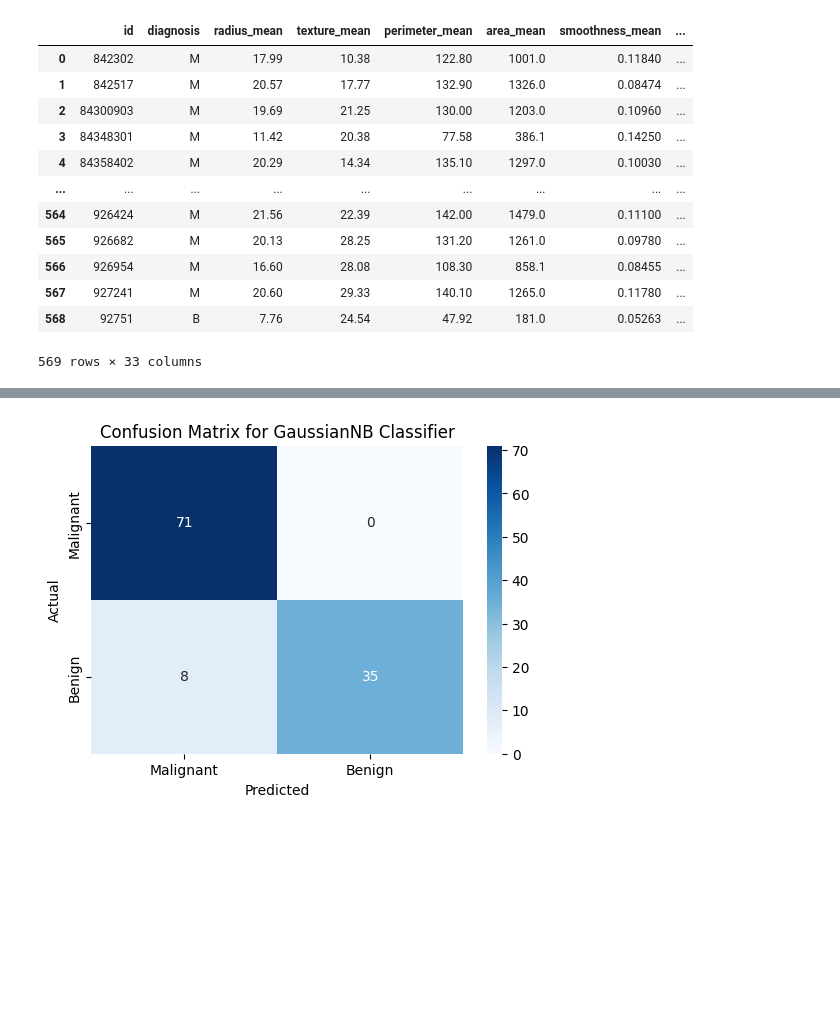
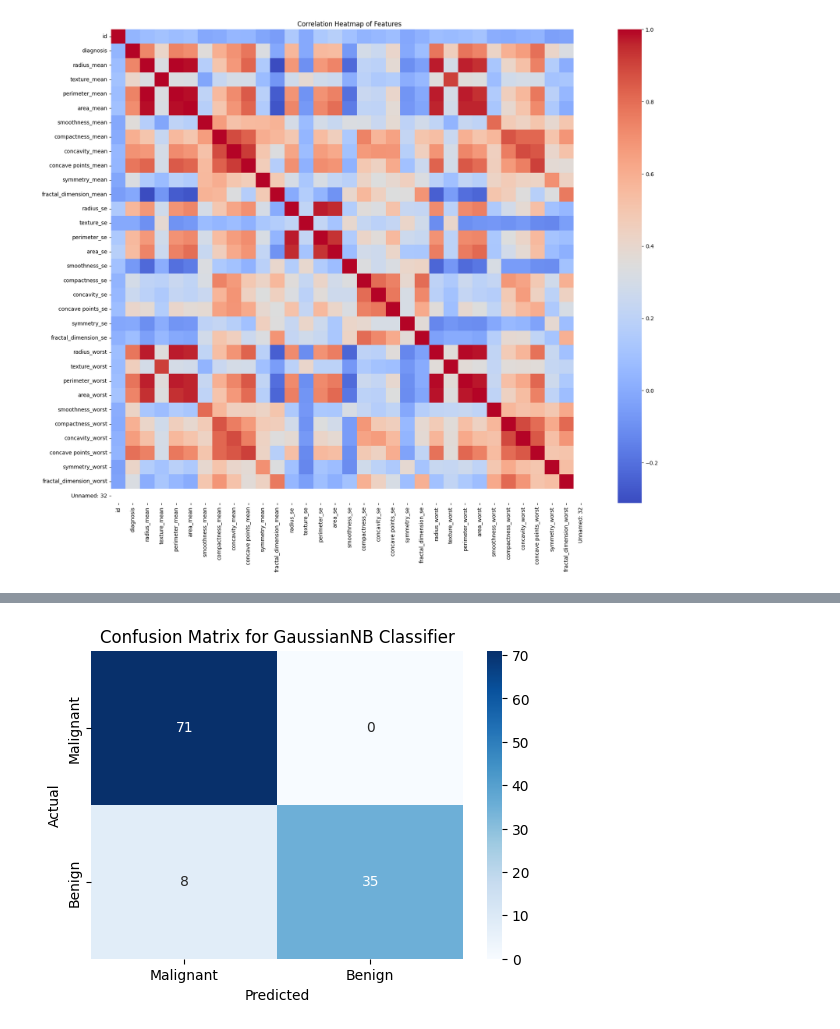
Before and after one commit to prnvpwr2612/ML-Labs, a Jupyter notebook: Self Written/Breast Cancer/Bayesian Classification.ipynb, the cells around one changed output, grey strips where cells are left out. Cells and saved outputs as stored; diff of their text form; code cells hidden in the pictures; blank space fills up the shorter version.

```diff
--- a/Self Written/Breast Cancer/Bayesian Classification.ipynb
+++ b/Self Written/Breast Cancer/Bayesian Classification.ipynb
@@ -9,17 +9,13 @@ from sklearn.metrics import classification_report, confusion_matrix
 # %%
 cancer = pd.read_csv(r'C:\Users\ppawa\Pranav\Study\Engineering\SEM 5\ML\Lab\ML-Labs\BreastCancer.csv')
-cancer
+cancer['diagnosis'] = cancer['diagnosis'].map({'M': 1, 'B': 0})
-# %% [output]
-|  | id | diagnosis | radius_mean | texture_mean | perimeter_mean | area_mean | smoothness_mean | ... |
-| 0 | 842302 | M | 17.99 | 10.38 | 122.80 | 1001.0 | 0.11840 | ... |
-| 1 | 842517 | M | 20.57 | 17.77 | 132.90 | 1326.0 | 0.08474 | ... |
-| 2 | 84300903 | M | 19.69 | 21.25 | 130.00 | 1203.0 | 0.10960 | ... |
-| 3 | 84348301 | M | 11.42 | 20.38 | 77.58 | 386.1 | 0.14250 | ... |
-| 4 | 84358402 | M | 20.29 | 14.34 | 135.10 | 1297.0 | 0.10030 | ... |
-| ... | ... | ... | ... | ... | ... | ... | ... | ... |
-| 564 | 926424 | M | 21.56 | 22.39 | 142.00 | 1479.0 | 0.11100 | ... |
-| 565 | 926682 | M | 20.13 | 28.25 | 131.20 | 1261.0 | 0.09780 | ... |
-| 566 | 926954 | M | 16.60 | 28.08 | 108.30 | 858.1 | 0.08455 | ... |
-| 567 | 927241 | M | 20.60 | 29.33 | 140.10 | 1265.0 | 0.11780 | ... |
-| 568 | 92751 | B | 7.76 | 24.54 | 47.92 | 181.0 | 0.05263 | ... |
-569 rows × 33 columns
+# %%
+# Correlation Map
+numeric_columns = cancer.select_dtypes(include=[np.number]).columns
+cancer_numeric = cancer[numeric_columns]
+plt.figure(figsize=(20, 16))
+sns.heatmap(cancer_numeric.corr(), annot=False, cmap='coolwarm')
+plt.title('Correlation Heatmap of Features')
+plt.show()
+# %% [output]
+[figure, added]
```
Also changed, not shown: parts of 6 cells of this notebook, 3 other files.
